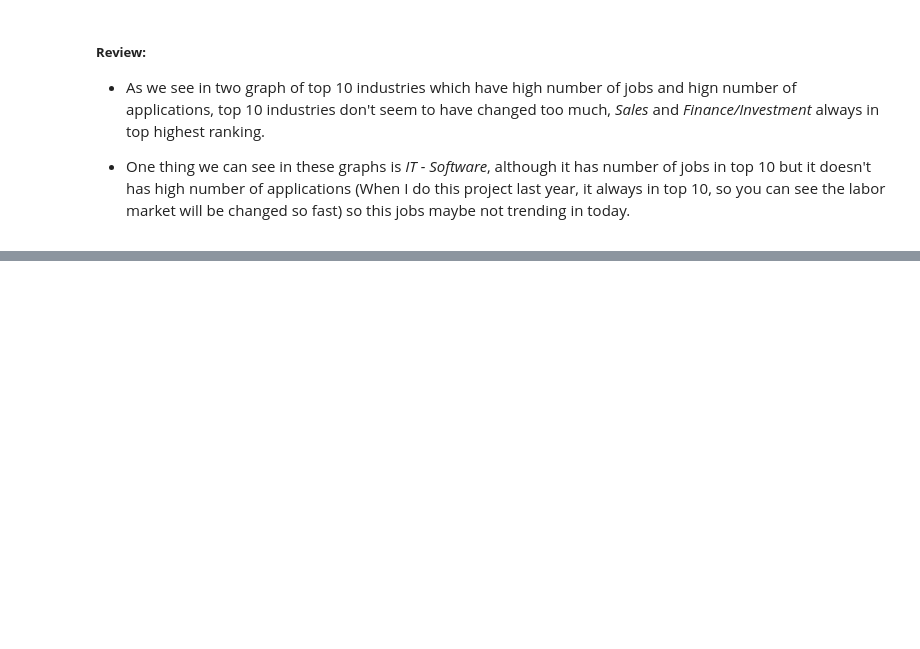
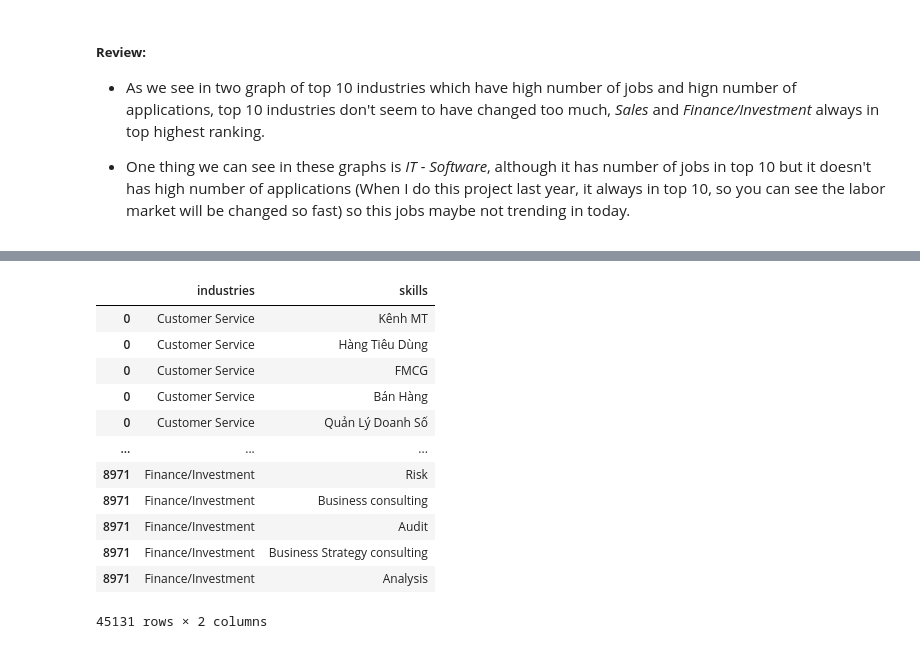
Before and after one commit to HThinhN/Project.VietNamJobs, a Jupyter notebook: P4_Data_Visualizing.ipynb, the cells around one changed output, grey strips where cells are left out. Saved outputs shown, nothing was run; the diff lists cells and outputs as text; code cells hidden in the pictures; blank space fills up the shorter version.

```diff
--- a/P4_Data_Visualizing.ipynb
+++ b/P4_Data_Visualizing.ipynb
@@ -721,0 +805,18 @@ plt.show()
+# %%
+skills_top_10_industries_df = skills_industries_df[skills_industries_df['industries']\
+                                                   .isin(top_10_industries_hnapps) ]
+skills_top_10_industries_df
+# %% [output]
+|  | industries | skills |
+| 0 | Customer Service | Kênh MT |
+| 0 | Customer Service | Hàng Tiêu Dùng |
+| 0 | Customer Service | FMCG |
+| 0 | Customer Service | Bán Hàng |
+| 0 | Customer Service | Quản Lý Doanh Số |
+| ... | ... | ... |
+| 8971 | Finance/Investment | Risk |
+| 8971 | Finance/Investment | Business consulting |
+| 8971 | Finance/Investment | Audit |
+| 8971 | Finance/Investment | Business Strategy consulting |
+| 8971 | Finance/Investment | Analysis |
+45131 rows × 2 columns
```
Also changed, not shown: parts of 21 cells of this notebook, 2 other files.
